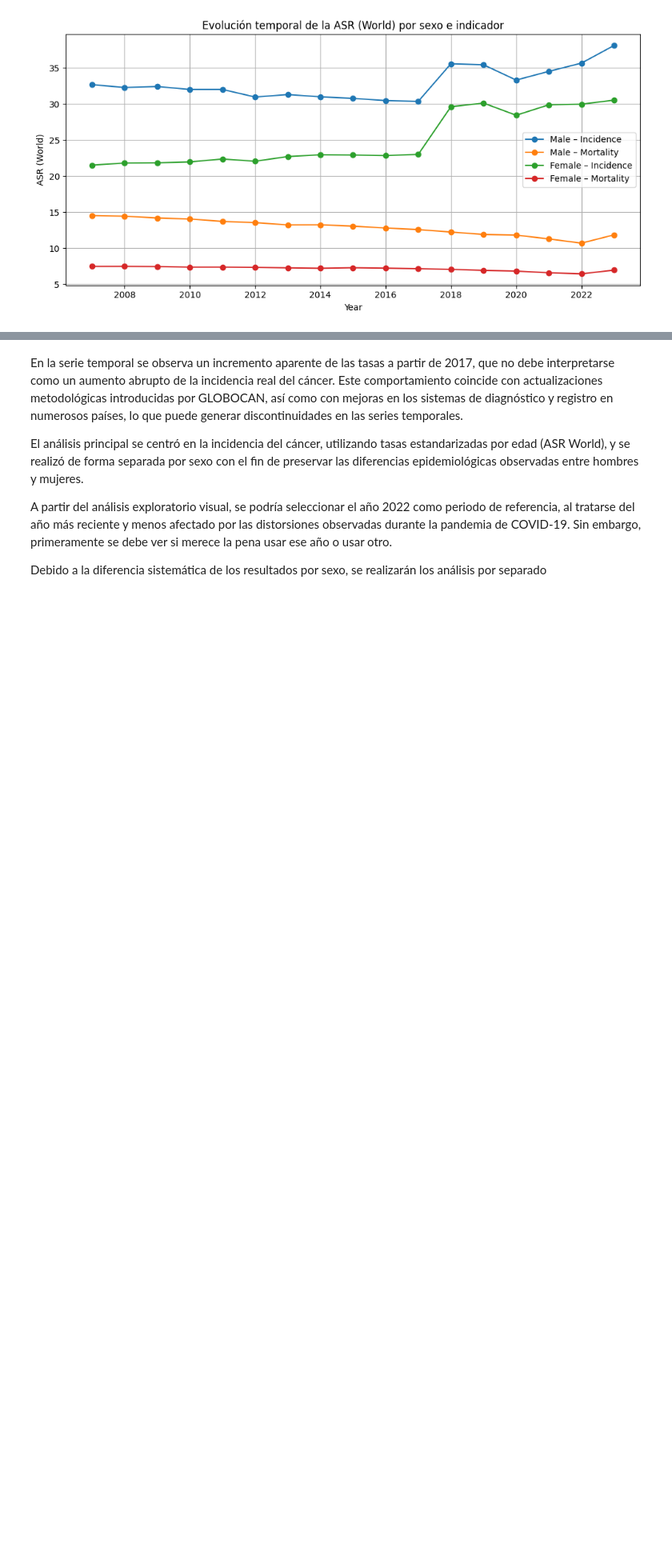
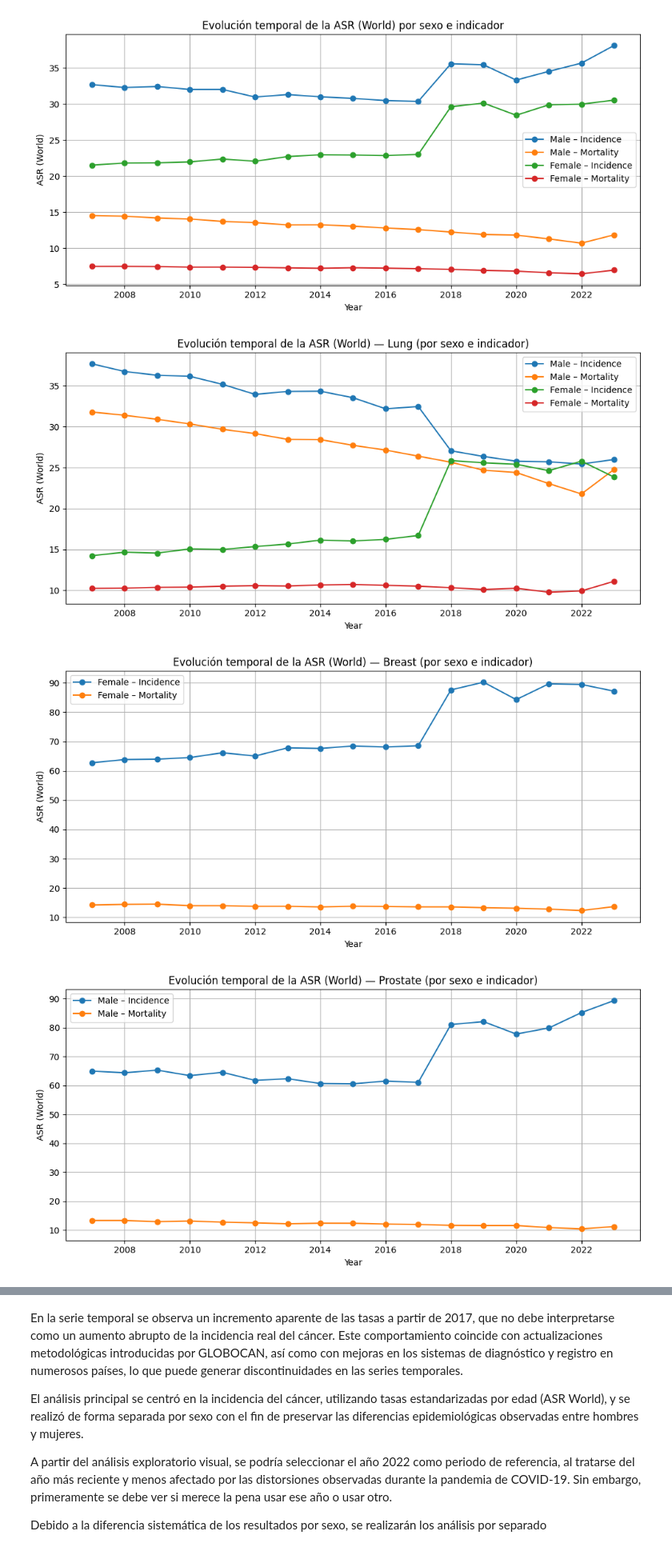
Before and after one commit to mehrerm/TFM, a Jupyter notebook: notebooks/01_load_and_clean_DIRAC.ipynb, the cells around one changed output, grey strips where cells are left out. Shown at 80% size. Drawn from its saved outputs; the diff is of its cells as text; code cells hidden in the pictures; blank space fills up the shorter version.

```diff
--- a/notebooks/01_load_and_clean_DIRAC.ipynb
+++ b/notebooks/01_load_and_clean_DIRAC.ipynb
@@ -988,15 +990,15 @@ dirac_countries_clean = clean_country_set(dir_c)
 onu_countries_clean = clean_country_set(pop_c)
 BM_countries_clean = clean_country_set(BM_c)
 
-common_3_clean = (
+common_4_clean = (
     glob_countries_clean
     & dirac_countries_clean
     & onu_countries_clean
     & BM_countries_clean
 )
 
-print(len(common_3_clean))
-for c in sorted(common_3_clean):
+print(len(common_4_clean))
+for c in sorted(common_4_clean):
     print(c)
 # %% [output]
 71
@@ -1196,3 +1205,57 @@ plt.savefig(f"{fig_dir}/fig01_figure_ASR_anno.jpg", dpi=300, bbox_inches="tight"
 plt.show()
 # %% [output]
 [figure]
+# %%
+# 1) Preparar tendencia: ahora agrupamos también por Cancer label
+df_trend_cancer = (
+    df_merged
+    .dropna(subset=["Year", "ASR (World)", "Sex", "Type", "Cancer label"])
+    .groupby(["Cancer label", "Year", "Sex", "Type"], as_index=False)
+    .agg({"ASR (World)": "mean"})
+    .sort_values(["Cancer label", "Year"])
+)
+
+# (opcional) orden de cánceres para que salga consistente
+orden_cancer = ["Lung", "Breast", "Prostate", "Colon", "Cervix", "Leukaemia"]
+cancers = [c for c in orden_cancer if c in df_trend_cancer["Cancer label"].unique()]
+# si hubiera otros, los añadimos al final
+cancers += [c for c in df_trend_cancer["Cancer label"].unique() if c not in cancers]
+
+# 2) Graficar una figura por cáncer
+os.makedirs(fig_dir, exist_ok=True)
+
+for cancer in cancers:
+    df_c = df_trend_cancer[df_trend_cancer["Cancer label"] == cancer]
+
+    plt.figure(figsize=(10, 5))
+
+    for sex in ["Male", "Female"]:
+        for t in ["Incidence", "Mortality"]:
+            sub = df_c[(df_c["Sex"] == sex) & (df_c["Type"] == t)].sort_values("Year")
+
+            # Si no hay datos para esa combinación, saltamos
+            if sub.empty:
+                continue
+
+            plt.plot(
+                sub["Year"],
+                sub["ASR (World)"],
+                marker="o",
+                label=f"{sex} – {t}"
+            )
+
+    plt.xlabel("Year")
+    plt.ylabel("ASR (World)")
+    plt.title(f"Evolución temporal de la ASR (World) — {cancer} (por sexo e indicador)")
+    plt.legend()
+    plt.grid(True)
+    plt.tight_layout()
+
+    # nombre de archivo seguro
+    cancer_safe = str(cancer).replace(" ", "_").replace("/", "_")
+    plt.savefig(f"{fig_dir}/fig_ASR_anno_{cancer_safe}.jpg", dpi=300, bbox_inches="tight")
+    plt.show()
+# %% [output]
+[figure, added]
+[figure, added]
+[figure, added]
```
Also changed, not shown: parts of 24 cells of this notebook.
